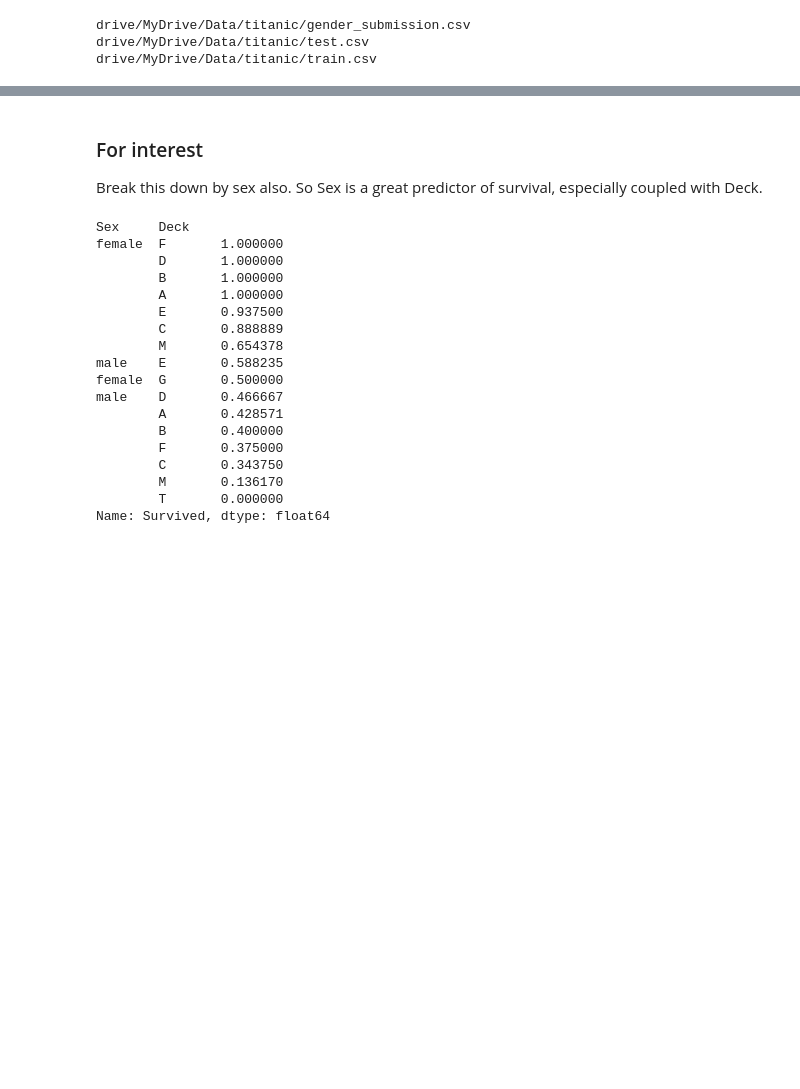
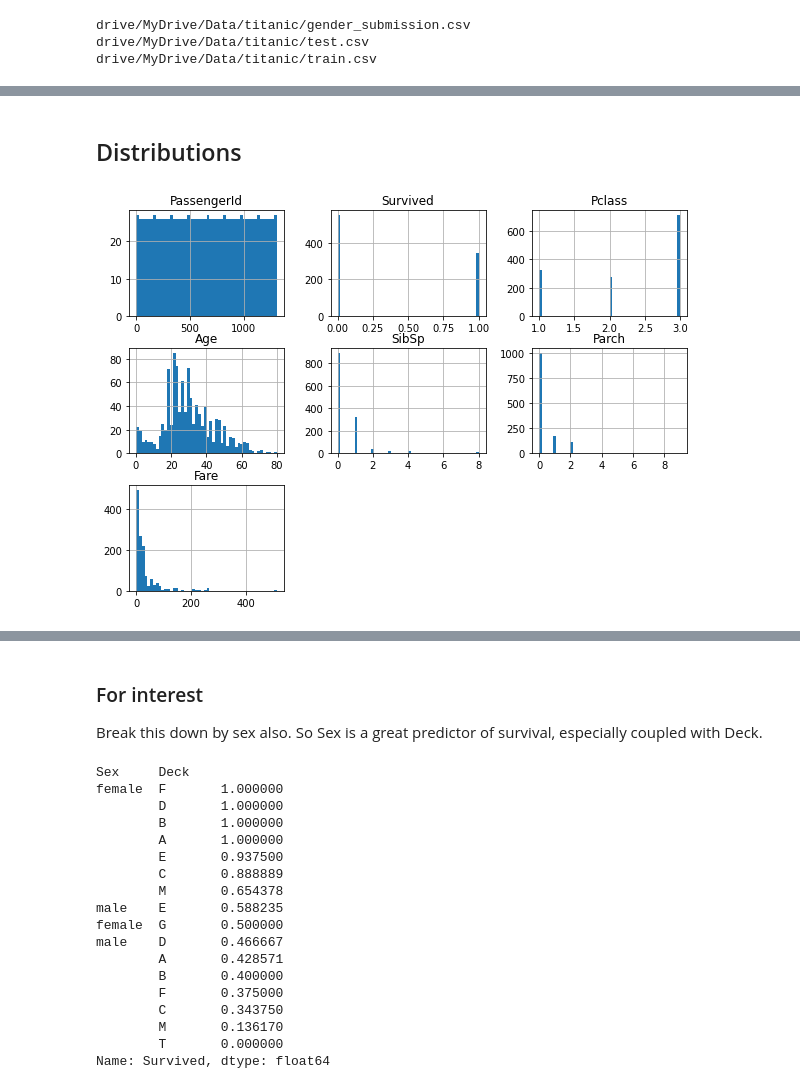
Before and after one commit to adin786/ad-titanic, a Jupyter notebook: titanic.ipynb, the cells around one changed output, grey strips where cells are left out. Drawn from its saved outputs; the diff is of its cells as text; code cells hidden in the pictures; blank space fills up the shorter version.

```diff
--- a/titanic.ipynb
+++ b/titanic.ipynb
@@ -427,0 +177,7 @@ plt.show()
+# %% [markdown]
+## Distributions
+# %%
+# Check dirstributions of each feature
+df.hist(bins=50, figsize=(10,7));
+# %% [output]
+[figure, added]
```
Also changed, not shown: parts of 158 cells of this notebook.
